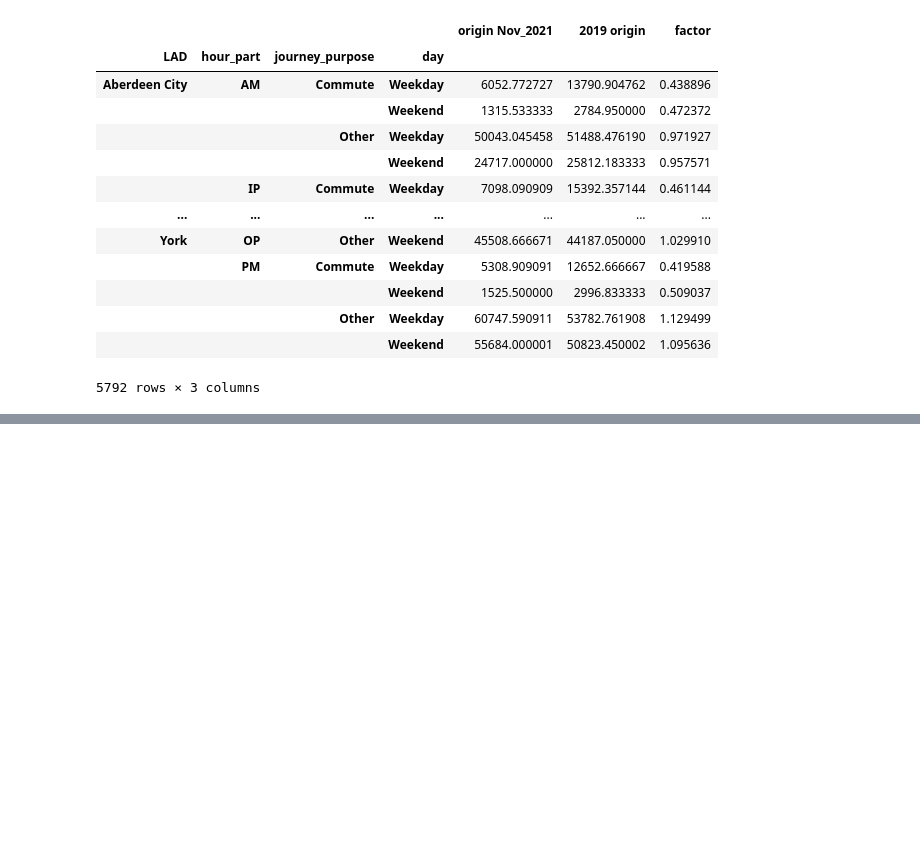
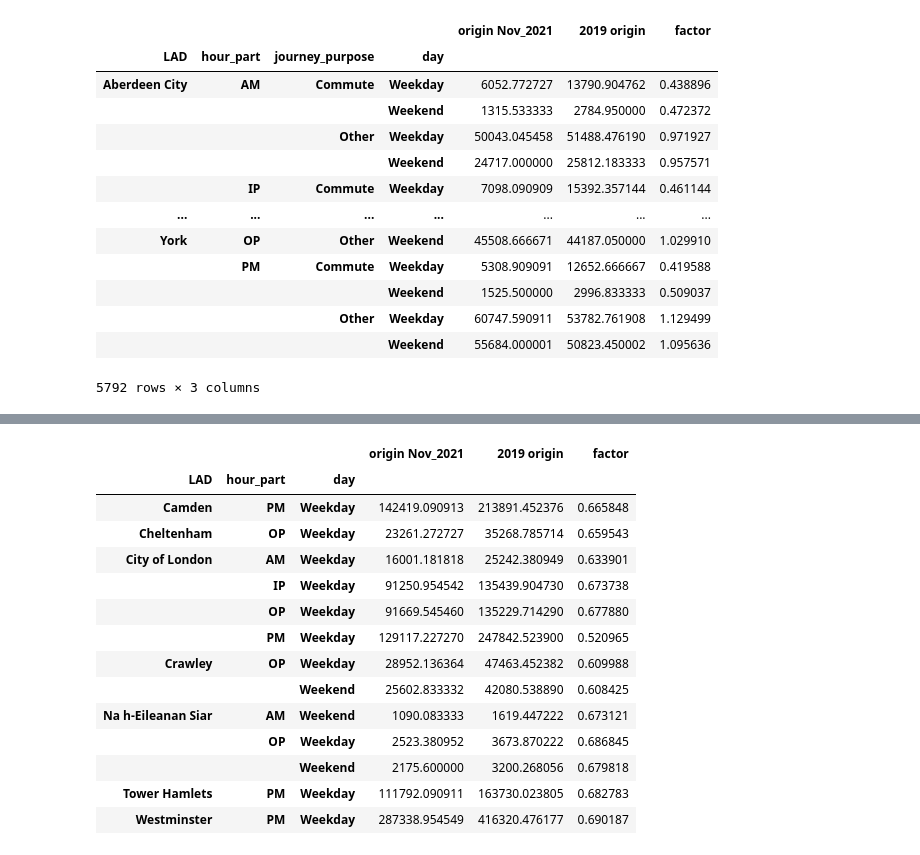
Before and after one commit to Transport-for-the-North/NorMITs-Demand, a Jupyter notebook: run_helper_scripts/data explore.ipynb, the cells around one changed output, grey strips where cells are left out. Saved outputs shown, nothing was run; the diff lists cells and outputs as text; code cells hidden in the pictures; blank space fills up the shorter version.

```diff
--- a/run_helper_scripts/data explore.ipynb
+++ b/run_helper_scripts/data explore.ipynb
@@ -119,0 +128,18 @@ plt.savefig(r'C:\Projects\MidMITS\Python\outputs\county_2.png')
+# %%
+LAD[LAD['factor']<0.7]
+# %% [output]
+|  |  |  | origin Nov_2021 | 2019 origin | factor |
+| LAD | hour_part | day |  |  |  |
+| Camden | PM | Weekday | 142419.090913 | 213891.452376 | 0.665848 |
+| Cheltenham | OP | Weekday | 23261.272727 | 35268.785714 | 0.659543 |
+| City of London | AM | Weekday | 16001.181818 | 25242.380949 | 0.633901 |
+|  | IP | Weekday | 91250.954542 | 135439.904730 | 0.673738 |
+|  | OP | Weekday | 91669.545460 | 135229.714290 | 0.677880 |
+|  | PM | Weekday | 129117.227270 | 247842.523900 | 0.520965 |
+| Crawley | OP | Weekday | 28952.136364 | 47463.452382 | 0.609988 |
+|  |  | Weekend | 25602.833332 | 42080.538890 | 0.608425 |
+| Na h-Eileanan Siar | AM | Weekend | 1090.083333 | 1619.447222 | 0.673121 |
+|  | OP | Weekday | 2523.380952 | 3673.870222 | 0.686845 |
+|  |  | Weekend | 2175.600000 | 3200.268056 | 0.679818 |
+| Tower Hamlets | PM | Weekday | 111792.090911 | 163730.023805 | 0.682783 |
+| Westminster | PM | Weekday | 287338.954549 | 416320.476177 | 0.690187 |
```
Also changed, not shown: parts of 3 cells of this notebook, 1 other file.
